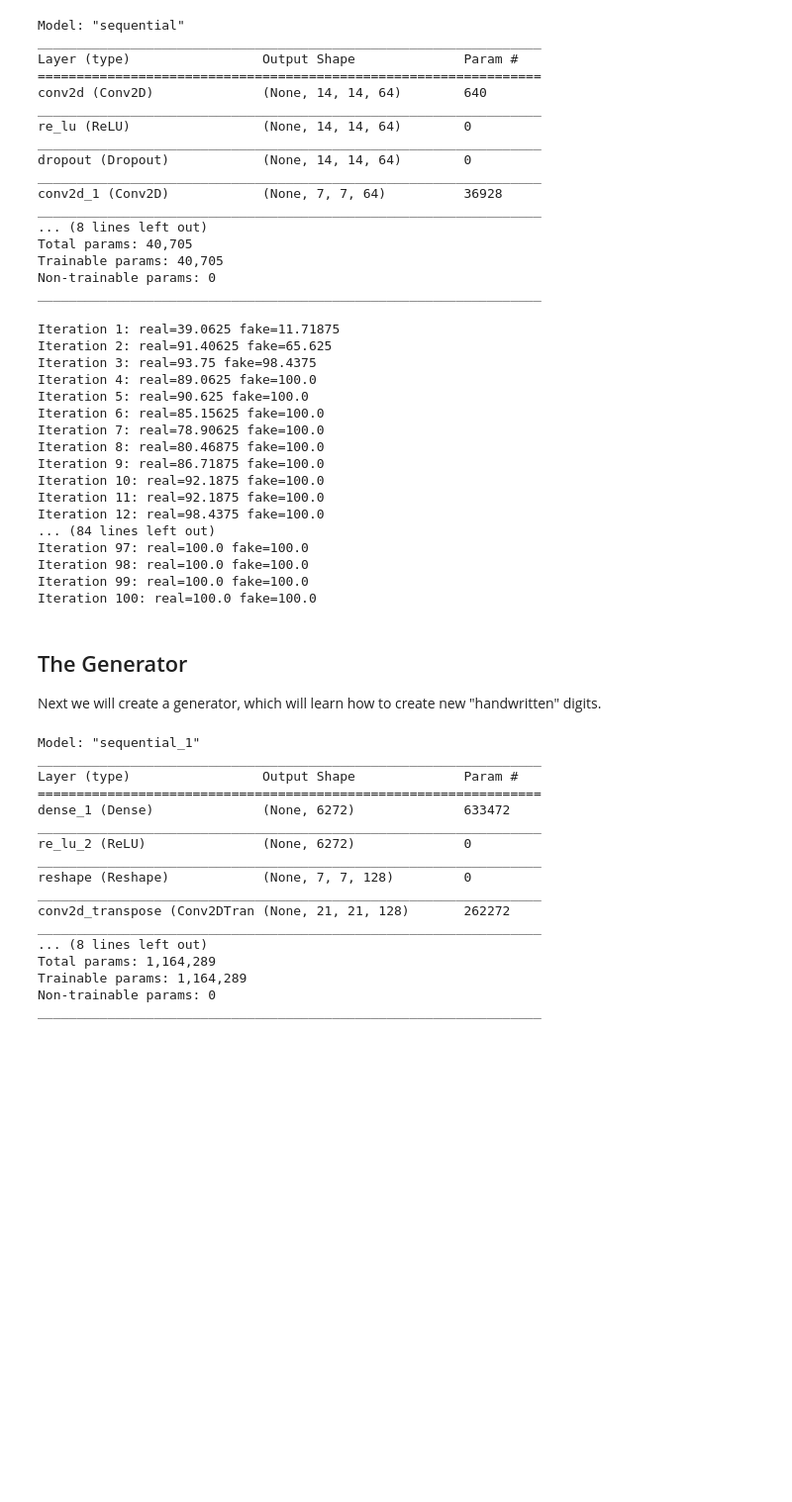
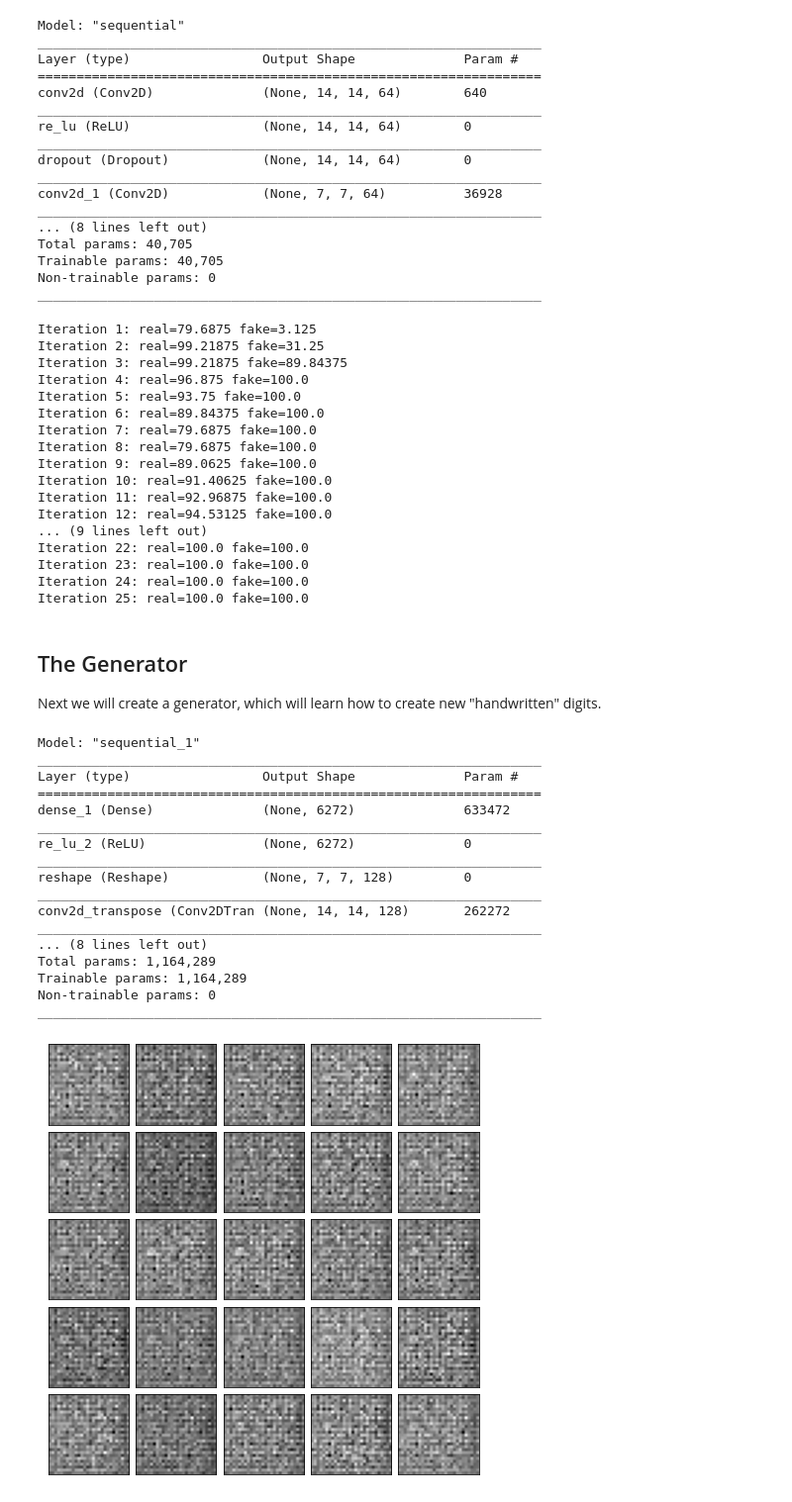
Before and after one commit to rebeccabilbro/intro-to-dl, a Jupyter notebook: notebooks/lab_5_generative_adversarial_networks.ipynb, the cells around one changed output. Shown at 99% size. Cells and saved outputs as stored; diff of their text form; code cells hidden in the pictures; blank space fills up the shorter version.

```diff
--- a/notebooks/lab_5_generative_adversarial_networks.ipynb
+++ b/notebooks/lab_5_generative_adversarial_networks.ipynb
@@ -192,25 +205,25 @@ Trainable params: 40,705
 Non-trainable params: 0
 _________________________________________________________________
 # %%
-discriminator.train(X_train)
+discriminator.train(X_train, n_epochs=25)
 # %% [output]
-Iteration 1: real=39.0625 fake=11.71875
-Iteration 2: real=91.40625 fake=65.625
-Iteration 3: real=93.75 fake=98.4375
-Iteration 4: real=89.0625 fake=100.0
-Iteration 5: real=90.625 fake=100.0
-Iteration 6: real=85.15625 fake=100.0
-Iteration 7: real=78.90625 fake=100.0
-Iteration 8: real=80.46875 fake=100.0
-Iteration 9: real=86.71875 fake=100.0
-Iteration 10: real=92.1875 fake=100.0
-Iteration 11: real=92.1875 fake=100.0
-Iteration 12: real=98.4375 fake=100.0
-... (84 lines left out)
-Iteration 97: real=100.0 fake=100.0
-Iteration 98: real=100.0 fake=100.0
-Iteration 99: real=100.0 fake=100.0
-Iteration 100: real=100.0 fake=100.0
+Iteration 1: real=79.6875 fake=3.125
+Iteration 2: real=99.21875 fake=31.25
+Iteration 3: real=99.21875 fake=89.84375
+Iteration 4: real=96.875 fake=100.0
+Iteration 5: real=93.75 fake=100.0
+Iteration 6: real=89.84375 fake=100.0
+Iteration 7: real=79.6875 fake=100.0
+Iteration 8: real=79.6875 fake=100.0
+Iteration 9: real=89.0625 fake=100.0
+Iteration 10: real=91.40625 fake=100.0
+Iteration 11: real=92.96875 fake=100.0
+Iteration 12: real=94.53125 fake=100.0
+... (9 lines left out)
+Iteration 22: real=100.0 fake=100.0
+Iteration 23: real=100.0 fake=100.0
+Iteration 24: real=100.0 fake=100.0
+Iteration 25: real=100.0 fake=100.0
 # %% [markdown]
 ## The Generator
 
@@ -223,7 +236,7 @@ class Generator():
     def __init__(
         self,
         kernel=(4, 4),
-        strides=(3, 3),
+        strides=(2, 2),
         padding="same",
         activation="sigmoid",
         latent_dimensions=100
@@ -260,8 +273,7 @@ class Generator():
     def build(self):
         """
         Construct a Sequential model with a Dense layer capable
-        of producing 7x7 images.
-        Upsample the dimensions first to 14x14, and then to 28x28
+        of producing 7x7 images. Iteratively upsample the dimensions
         """
         self.model = Sequential()
         n_nodes = 128 * 7 * 7
@@ -288,6 +300,17 @@ class Generator():
             activation=self.activation,
             padding=self.padding
         ))
+
+    def make_fakes(self, n_samples):
+        """
+        Generate points in latent space as input for the generator,
+        and predict the outputs
+        """
+        X_input = rand(self.latent * n_samples)
+        X_input = X_input.reshape(n_samples, self.latent)
+        X = self.model.predict(X_input)
+        y = np.zeros((n_samples, 1))
+        return X, y
 # %%
 generator = Generator()
 generator.model.summary()
@@ -302,10 +325,31 @@ re_lu_2 (ReLU)               (None, 6272)              0
 _________________________________________________________________
 reshape (Reshape)            (None, 7, 7, 128)         0
 _________________________________________________________________
-conv2d_transpose (Conv2DTran (None, 21, 21, 128)       262272
+conv2d_transpose (Conv2DTran (None, 14, 14, 128)       262272
 _________________________________________________________________
 ... (8 lines left out)
 Total params: 1,164,289
 Trainable params: 1,164,289
 Non-trainable params: 0
 _________________________________________________________________
+# %%
+n_fakes = 25
+X, _ = generator.make_fakes(n_fakes)
+
+fig = plt.figure(figsize=(8, 8))
+grid = ImageGrid(
+    fig,
+    111,
+    nrows_ncols=(5, 5),
+    axes_pad=0.1,
+    share_all=True
+)
+
+for idx, ax in enumerate(grid):
+    ax.imshow(X[idx, :, :, 0], cmap="gray_r")
+    ax.set_xticks([])
+    ax.set_yticks([])
+
+plt.show()
+# %% [output]
+[figure, added]
```
Also changed, not shown: parts of 6 cells of this notebook.
